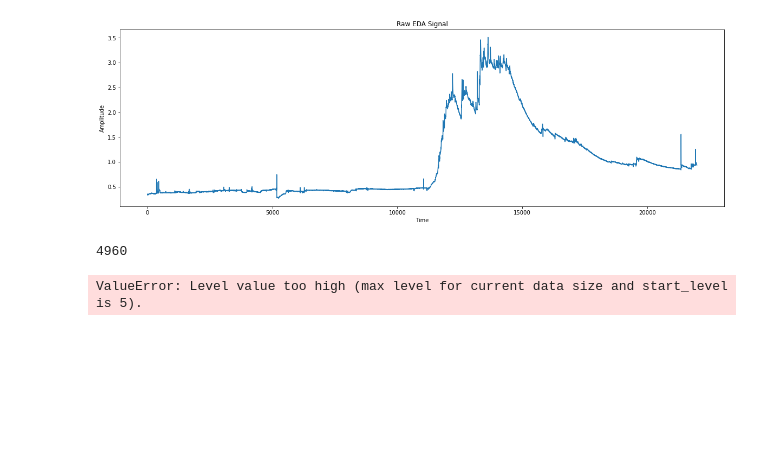
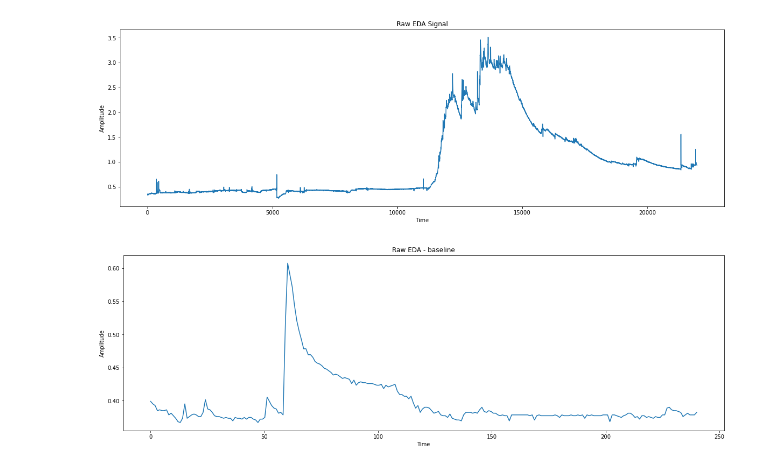
Before and after one commit to nvtu/IEA-AIE-Stress, a Jupyter notebook: analysis/eda_analysis.ipynb, the cells around one changed output. Saved outputs shown, nothing was run; the diff lists cells and outputs as text; code cells hidden in the pictures; blank space fills up the shorter version.

Commit message:
Update EDA signal processing

```diff
--- a/analysis/eda_analysis.ipynb
+++ b/analysis/eda_analysis.ipynb
@@ -28,14 +34,11 @@ plot_signal(raw_signal, title = 'Raw EDA Signal')
 # %%
 for i, label in enumerate(user_metadata['labels']):
     starting_index = user_metadata['eda']['starting_indices'][i]
     ending_index = user_metadata['eda']['ending_indices'][i]
     trim_indices = (starting_index, ending_index)
     trimmed_signal = get_trimmed_signal(raw_signal, trim_indices, lag = 60, sampling_rate = EDA_SAMPLING_RATE)
     title = f'Raw EDA - {label}'
-    # plot_signal(trimmed_signal, title = title)
-    print(len(trimmed_signal))
-    swt_decomposition = pywt.swt(trimmed_signal, 'Haar', level = 8)
+    plot_signal(trimmed_signal[260:260 + EDA_SAMPLING_RATE * 60], title = title)
     break
 # %% [output]
-4960
-ValueError: Level value too high (max level for current data size and start_level is 5).
+[figure, added]
```
Also changed, not shown: parts of 5 cells of this notebook, 6 other files.
